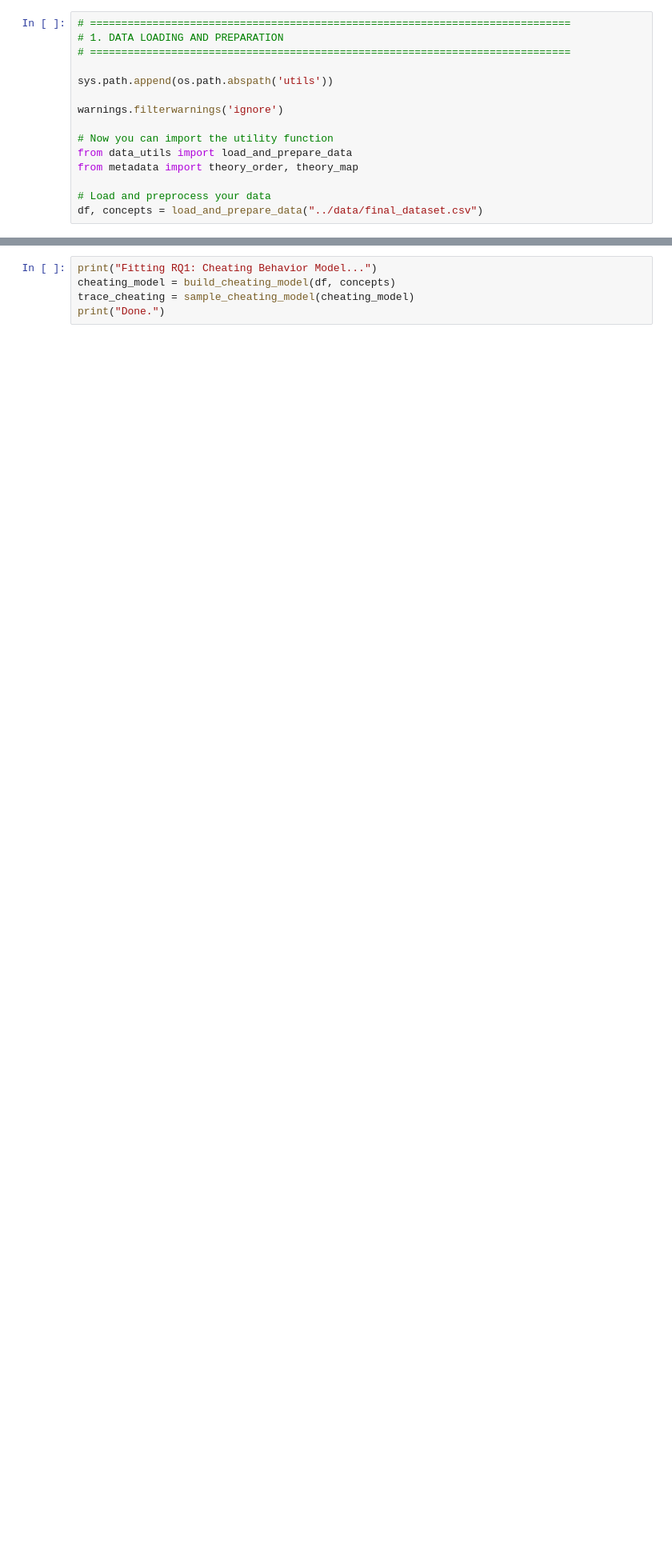
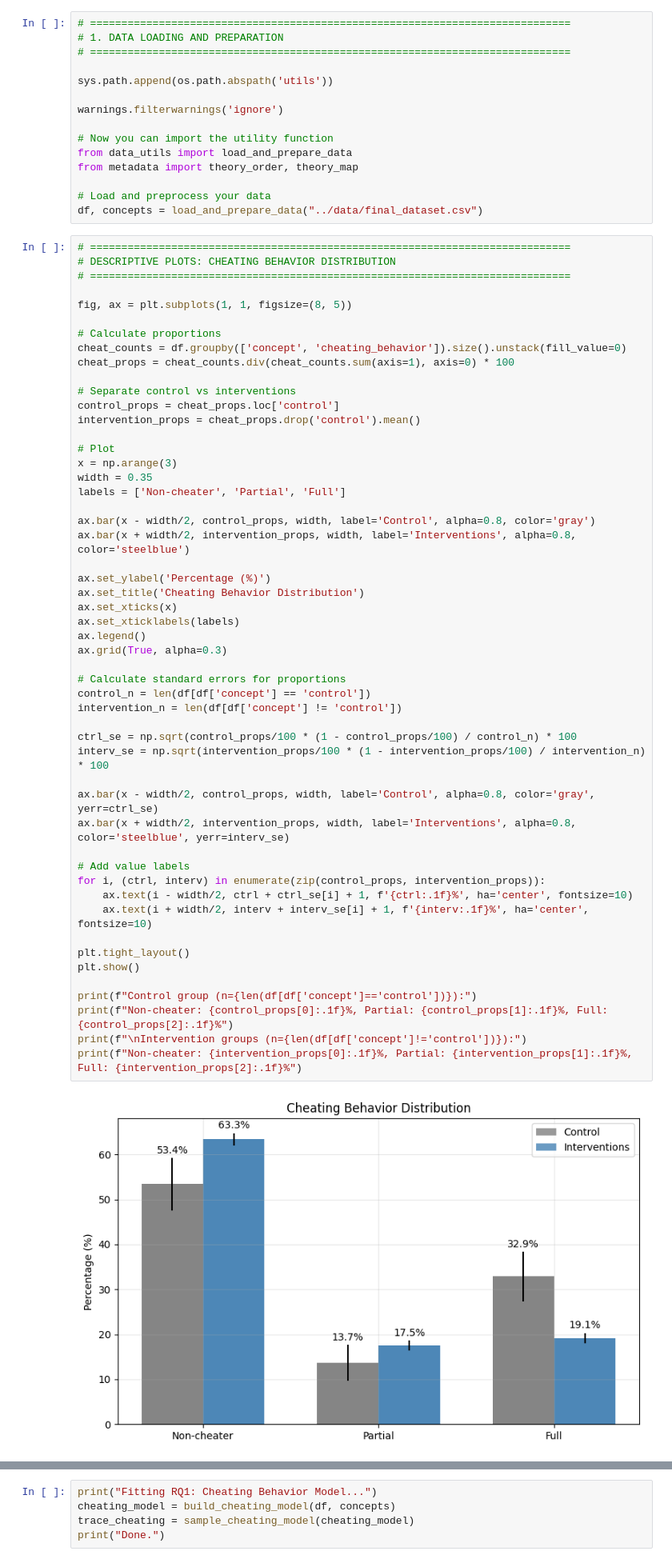
Before and after one commit to svdpmukherjee/game-behavior-intervention-study, a Jupyter notebook: game-behavior-analytics/data_analysis_notebook/notebook/RQ1.ipynb, the cells around one changed output, grey strips where cells are left out. Shown: that part at 80% size. Saved outputs shown, nothing was run; the diff lists cells and outputs as text; blank space fills up the shorter version.

Commit message:
descriptive added

```diff
--- a/game-behavior-analytics/data_analysis_notebook/notebook/RQ1.ipynb
+++ b/game-behavior-analytics/data_analysis_notebook/notebook/RQ1.ipynb
@@ -22,3 +22,57 @@ from metadata import theory_order, theory_map
 
 # Load and preprocess your data
 df, concepts = load_and_prepare_data("../data/final_dataset.csv")
+# %%
+# =============================================================================
+# DESCRIPTIVE PLOTS: CHEATING BEHAVIOR DISTRIBUTION
+# =============================================================================
+
+fig, ax = plt.subplots(1, 1, figsize=(8, 5))
+
+# Calculate proportions
+cheat_counts = df.groupby(['concept', 'cheating_behavior']).size().unstack(fill_value=0)
+cheat_props = cheat_counts.div(cheat_counts.sum(axis=1), axis=0) * 100
+
+# Separate control vs interventions
+control_props = cheat_props.loc['control']
+intervention_props = cheat_props.drop('control').mean()
+
+# Plot
+x = np.arange(3)
+width = 0.35
+labels = ['Non-cheater', 'Partial', 'Full']
+
+ax.bar(x - width/2, control_props, width, label='Control', alpha=0.8, color='gray')
+ax.bar(x + width/2, intervention_props, width, label='Interventions', alpha=0.8, color='steelblue')
+
+ax.set_ylabel('Percentage (%)')
+ax.set_title('Cheating Behavior Distribution')
+ax.set_xticks(x)
+ax.set_xticklabels(labels)
+ax.legend()
+ax.grid(True, alpha=0.3)
+
+# Calculate standard errors for proportions
+control_n = len(df[df['concept'] == 'control'])
+intervention_n = len(df[df['concept'] != 'control'])
+
+ctrl_se = np.sqrt(control_props/100 * (1 - control_props/100) / control_n) * 100
+interv_se = np.sqrt(intervention_props/100 * (1 - intervention_props/100) / intervention_n) * 100
+
+ax.bar(x - width/2, control_props, width, label='Control', alpha=0.8, color='gray', yerr=ctrl_se)
+ax.bar(x + width/2, intervention_props, width, label='Interventions', alpha=0.8, color='steelblue', yerr=interv_se)
+
+# Add value labels
+for i, (ctrl, interv) in enumerate(zip(control_props, intervention_props)):
+    ax.text(i - width/2, ctrl + ctrl_se[i] + 1, f'{ctrl:.1f}%', ha='center', fontsize=10)
+    ax.text(i + width/2, interv + interv_se[i] + 1, f'{interv:.1f}%', ha='center', fontsize=10)
+
+plt.tight_layout()
+plt.show()
+
+print(f"Control group (n={len(df[df['concept']=='control'])}):")
+print(f"Non-cheater: {control_props[0]:.1f}%, Partial: {control_props[1]:.1f}%, Full: {control_props[2]:.1f}%")
+print(f"\nIntervention groups (n={len(df[df['concept']!='control'])}):")
+print(f"Non-cheater: {intervention_props[0]:.1f}%, Partial: {intervention_props[1]:.1f}%, Full: {intervention_props[2]:.1f}%")
+# %% [output]
+[figure, added]
```
Also changed, not shown: parts of 1 cell of this notebook, 2 other files.
